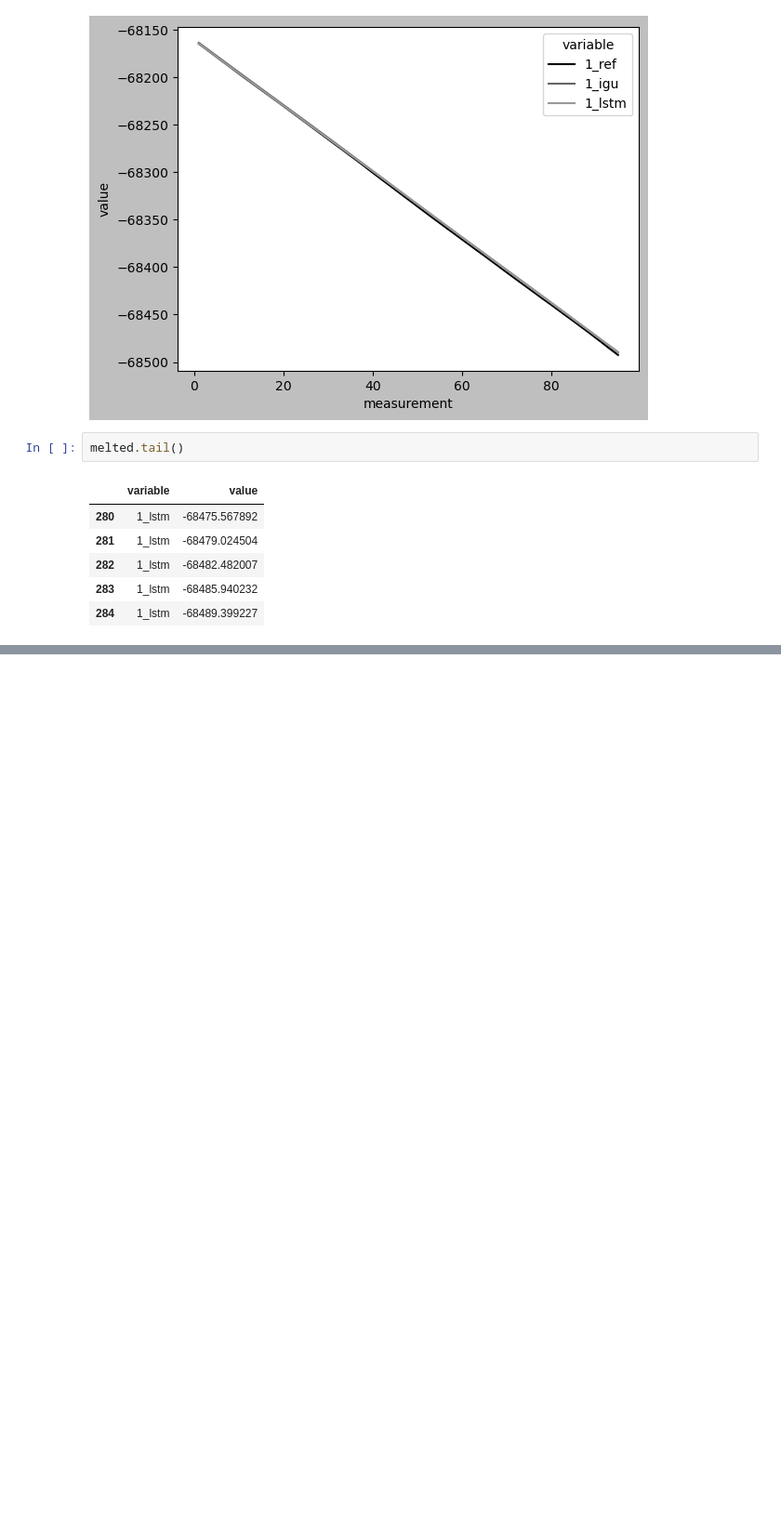
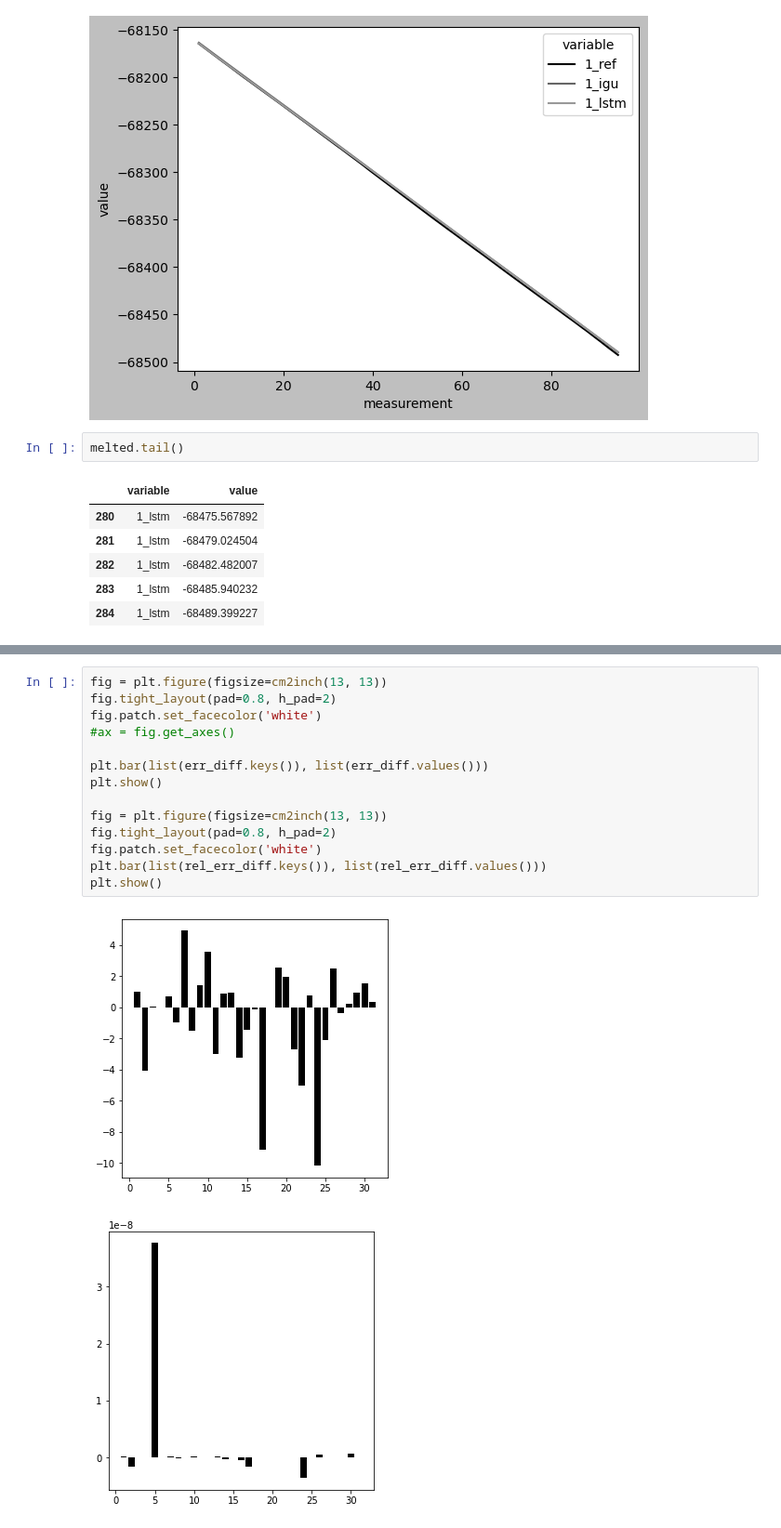
Before and after one commit to Regule/phd, a Jupyter notebook: visualisationsBW.ipynb, the cells around one changed output, grey strips where cells are left out. Shown at 93% size. Drawn from its saved outputs; the diff is of its cells as text; blank space fills up the shorter version.

```diff
--- a/visualisationsBW.ipynb
+++ b/visualisationsBW.ipynb
@@ -433,0 +488,17 @@ melted.tail()
+# %%
+fig = plt.figure(figsize=cm2inch(13, 13))
+fig.tight_layout(pad=0.8, h_pad=2)
+fig.patch.set_facecolor('white')
+#ax = fig.get_axes()
+
+plt.bar(list(err_diff.keys()), list(err_diff.values()))
+plt.show()
+
+fig = plt.figure(figsize=cm2inch(13, 13))
+fig.tight_layout(pad=0.8, h_pad=2)
+fig.patch.set_facecolor('white')
+plt.bar(list(rel_err_diff.keys()), list(rel_err_diff.values()))
+plt.show()
+# %% [output]
+[figure, added]
+[figure, added]
```
Also changed, not shown: parts of 2 cells of this notebook, 4 other files.
